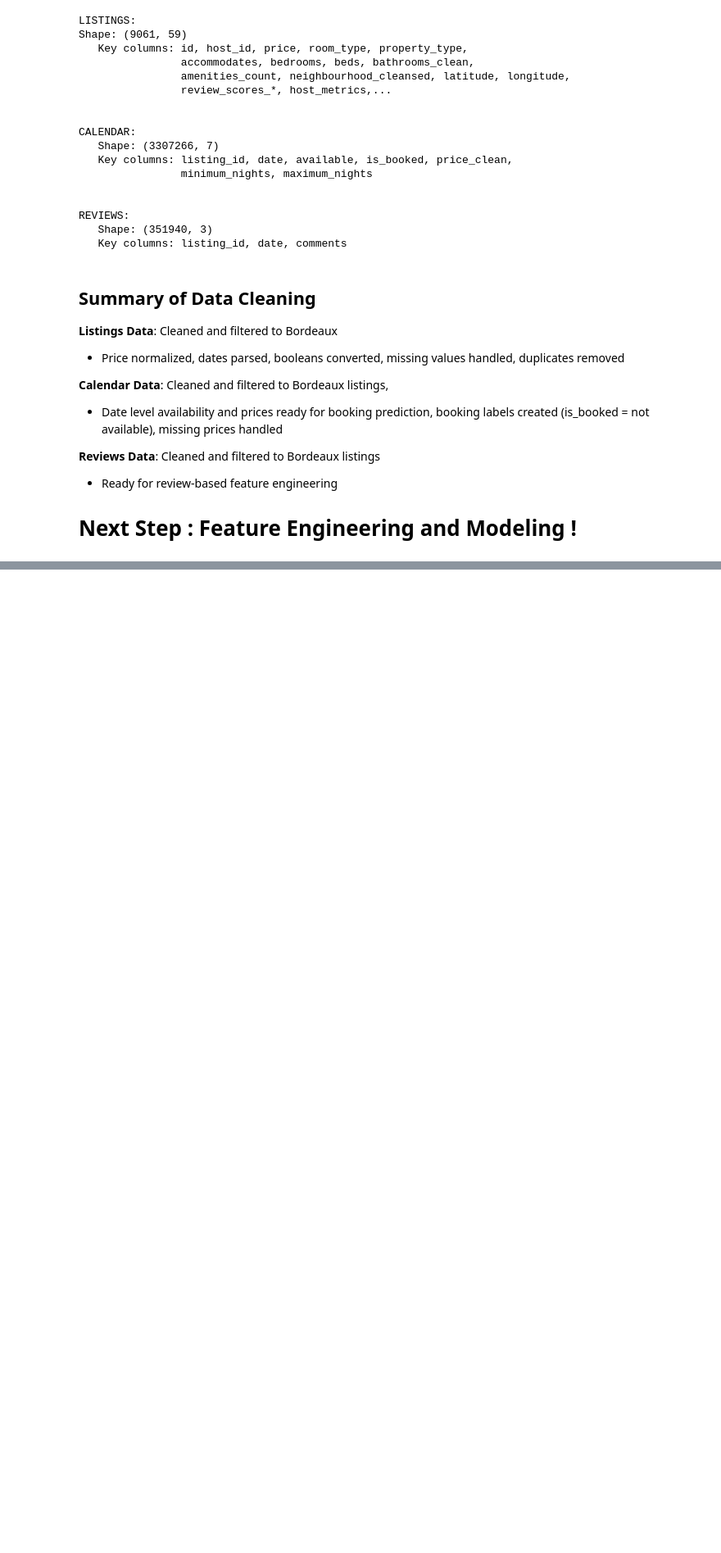
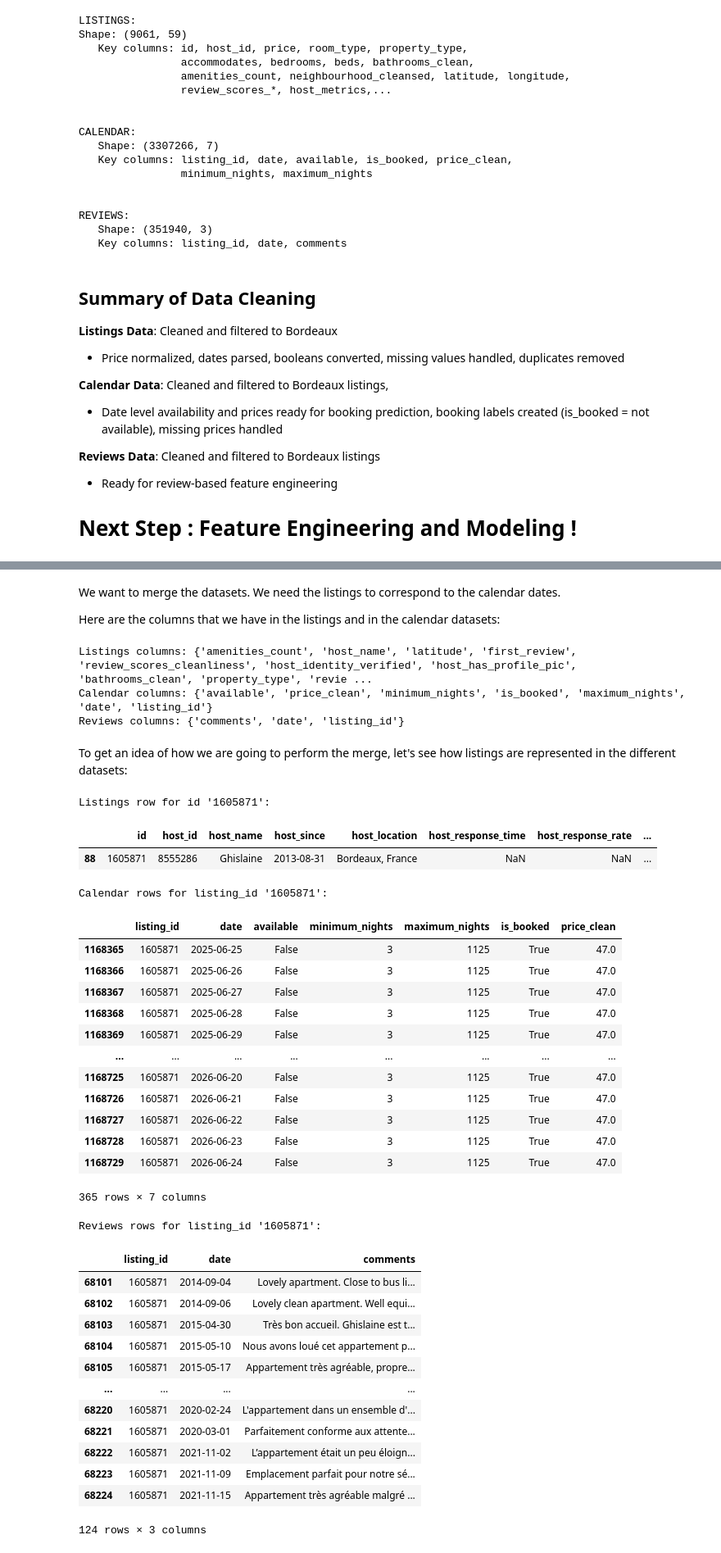
Before and after one commit to elisemyr/project_business_data_science, a Jupyter notebook: Business Data Science Project Airbnb.ipynb, the cells around one changed output, grey strips where cells are left out. Shown at 82% size. Cells and saved outputs as stored; diff of their text form; code cells hidden in the pictures; blank space fills up the shorter version.

```diff
--- a/Business Data Science Project Airbnb.ipynb
+++ b/Business Data Science Project Airbnb.ipynb
@@ -25,9 +25,9 @@ import numpy as np
 pd.set_option("display.max_columns", 100)
 pd.set_option("display.width", 120)
 
-LISTINGS_PATH = "Airbnb-Listings-Data.csv"
-CALENDAR_PATH = "Airbnb-Calendar-Data.csv"
-REVIEWS_PATH = "Airbnb-Reviews.csv"
+LISTINGS_PATH = "Data/Airbnb-Listings-Data.csv"
+CALENDAR_PATH = "Data/Airbnb-Calendar-Data.csv"
+REVIEWS_PATH = "Data/Airbnb-Reviews.csv"
 # %%
 
 listings_raw= pd.read_csv(LISTINGS_PATH)
@@ -127,7 +127,8 @@ Remarks:
 import json
 import re
 
-listings = pd.read_csv("Airbnb-Listings-Data.csv")
+# !!!!!!!!!!!!!!!!!!!!!!!!!!!!! petite modif ici puisquón avait déjà load le dataset !!!!!!!!!!!!!!!!!!!!!!!!!!!!!
+listings = listings_raw.copy()
 
 # Clean the price column
 if "price" in listings.columns:
@@ -289,7 +290,9 @@ We will:
 - Remove invalid dates
 # %%
 # --- Load calendar data ---
-calendar = pd.read_csv(CALENDAR_PATH)
+
+# !!!!!!!!!!!!!!!!!!!!!!!!!!!!! petite modif ici puisquón avait déjà load le dataset !!!!!!!!!!!!!!!!!!!!!!!!!!!!!
+calendar = calendar_raw.copy()
 
 print("Calendar raw shape:", calendar.shape)
 print("\nCalendar columns:", calendar.columns.tolist())
@@ -418,7 +421,10 @@ We will:
 - Remove irrelevant columns
 # %%
 # --- Load reviews data ---
-reviews = pd.read_csv(REVIEWS_PATH)
+
+# !!!!!!!!!!!!!!!!!!!!!!!!!!!!! petite modif ici puisquón avait déjà load le dataset !!!!!!!!!!!!!!!!!!!!!!!!!!!!!
+reviews = reviews_raw.copy()
+# reviews = pd.read_csv(REVIEWS_PATH)
 
 print("Reviews raw shape:", reviews.shape)
 print("\nReviews columns:", reviews.columns.tolist())
@@ -570,0 +579,55 @@ REVIEWS:
+# %% [markdown]
+We want to merge the datasets. We need the listings to correspond to the calendar dates.
+
+Here are the columns that we have in the listings and in the calendar datasets:
+# %%
+# compare columns of the three datasets
+print("Listings columns:", set(listings.columns))
+print("Calendar columns:", set(calendar.columns))
+print("Reviews columns:", set(reviews.columns))
+# %% [output]
+Listings columns: {'amenities_count', 'host_name', 'latitude', 'first_review', 'review_scores_cleanliness', 'host_identity_verified', 'host_has_profile_pic', 'bathrooms_clean', 'property_type', 'revie ...
+Calendar columns: {'available', 'price_clean', 'minimum_nights', 'is_booked', 'maximum_nights', 'date', 'listing_id'}
+Reviews columns: {'comments', 'date', 'listing_id'}
+# %% [markdown]
+To get an idea of how we are going to perform the merge, let's see how listings are represented in the different datasets:
+# %%
+# get the rows in each dataset where "id" or "listing_id" is equal to '1605871'
+print("\nListings row for id '1605871':")
+display(listings[listings['id'] == '1605871'])
+print("\nCalendar rows for listing_id '1605871':")
+display(calendar[calendar['listing_id'] == '1605871'])
+print("\nReviews rows for listing_id '1605871':")
+display(reviews[reviews['listing_id'] == '1605871'])
+# %% [output]
+Listings row for id '1605871':
+|  | id | host_id | host_name | host_since | host_location | host_response_time | host_response_rate | ... |
+| 88 | 1605871 | 8555286 | Ghislaine | 2013-08-31 | Bordeaux, France | NaN | NaN | ... |
+Calendar rows for listing_id '1605871':
+|  | listing_id | date | available | minimum_nights | maximum_nights | is_booked | price_clean |
+| 1168365 | 1605871 | 2025-06-25 | False | 3 | 1125 | True | 47.0 |
+| 1168366 | 1605871 | 2025-06-26 | False | 3 | 1125 | True | 47.0 |
+| 1168367 | 1605871 | 2025-06-27 | False | 3 | 1125 | True | 47.0 |
+| 1168368 | 1605871 | 2025-06-28 | False | 3 | 1125 | True | 47.0 |
+| 1168369 | 1605871 | 2025-06-29 | False | 3 | 1125 | True | 47.0 |
+| ... | ... | ... | ... | ... | ... | ... | ... |
+| 1168725 | 1605871 | 2026-06-20 | False | 3 | 1125 | True | 47.0 |
+| 1168726 | 1605871 | 2026-06-21 | False | 3 | 1125 | True | 47.0 |
+| 1168727 | 1605871 | 2026-06-22 | False | 3 | 1125 | True | 47.0 |
+| 1168728 | 1605871 | 2026-06-23 | False | 3 | 1125 | True | 47.0 |
+| 1168729 | 1605871 | 2026-06-24 | False | 3 | 1125 | True | 47.0 |
+365 rows × 7 columns
+Reviews rows for listing_id '1605871':
+|  | listing_id | date | comments |
+| 68101 | 1605871 | 2014-09-04 | Lovely apartment. Close to bus li... |
+| 68102 | 1605871 | 2014-09-06 | Lovely clean apartment. Well equi... |
+| 68103 | 1605871 | 2015-04-30 | Très bon accueil. Ghislaine est t... |
+| 68104 | 1605871 | 2015-05-10 | Nous avons loué cet appartement p... |
+| 68105 | 1605871 | 2015-05-17 | Appartement très agréable, propre... |
+| ... | ... | ... | ... |
+| 68220 | 1605871 | 2020-02-24 | L'appartement dans un ensemble d'... |
+| 68221 | 1605871 | 2020-03-01 | Parfaitement conforme aux attente... |
+| 68222 | 1605871 | 2021-11-02 | L’appartement était un peu éloign... |
+| 68223 | 1605871 | 2021-11-09 | Emplacement parfait pour notre sé... |
+| 68224 | 1605871 | 2021-11-15 | Appartement très agréable malgré ... |
+124 rows × 3 columns
```
Also changed, not shown: parts of 51 cells of this notebook, 1 other file.
